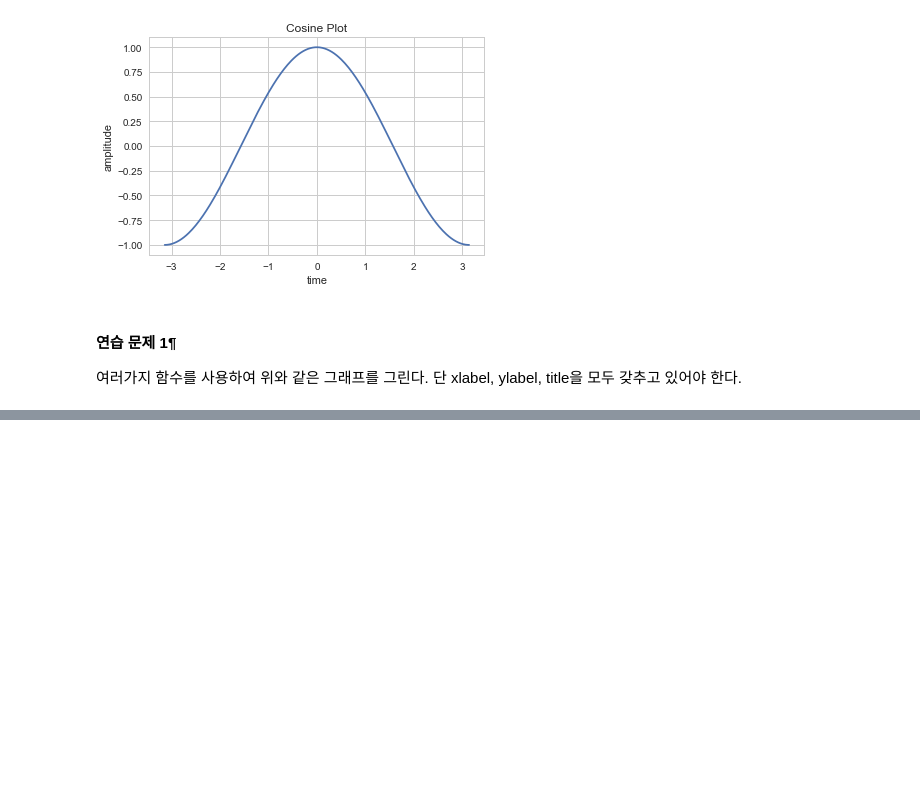
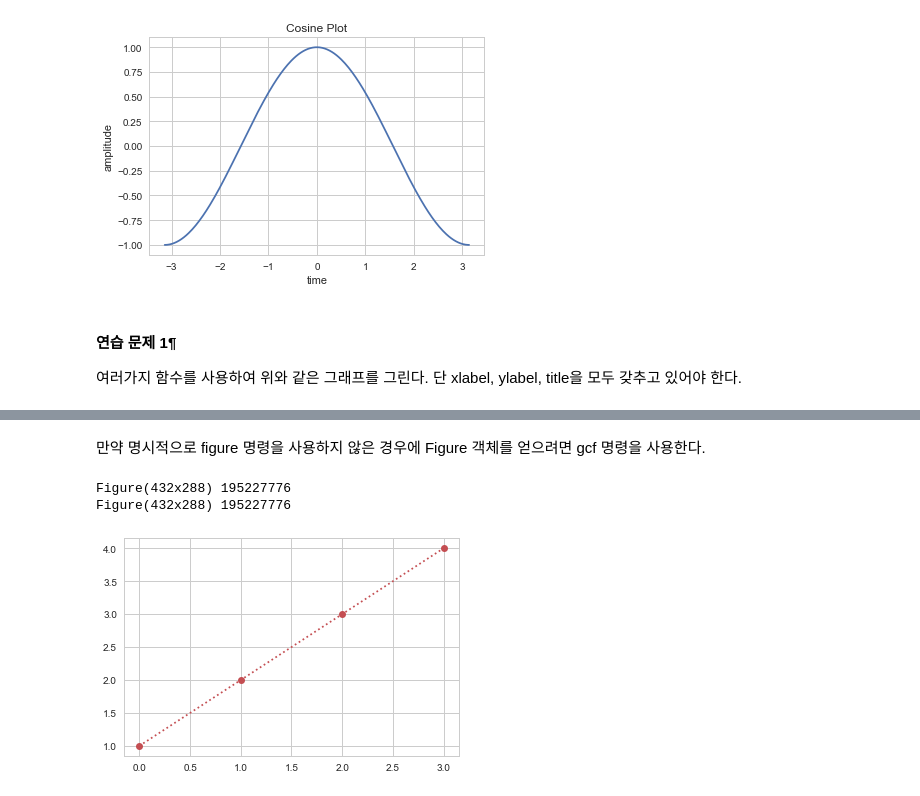
Before and after one commit to annakimm/TIL, a Jupyter notebook: dss/matplot/01_basic.ipynb, the cells around one changed output, grey strips where cells are left out. Drawn from its saved outputs; the diff is of its cells as text; code cells hidden in the pictures; blank space fills up the shorter version.

```diff
--- a/dss/matplot/01_basic.ipynb
+++ b/dss/matplot/01_basic.ipynb
@@ -260,0 +281,14 @@ plt.show()
+# %% [markdown]
+만약 명시적으로 figure 명령을 사용하지 않은 경우에 Figure 객체를 얻으려면 gcf 명령을 사용한다.
+# %%
+# ?
+f1 = plt.figure(1)
+plt.plot([1, 2, 3, 4], "ro:")
+f2 = plt.gcf()
+print(f1, id(f1))
+print(f2, id(f2))
+plt.show()
+# %% [output]
+Figure(432x288) 195227776
+Figure(432x288) 195227776
+[figure, added]
```
Also changed, not shown: parts of 15 cells of this notebook, 2 other files.
